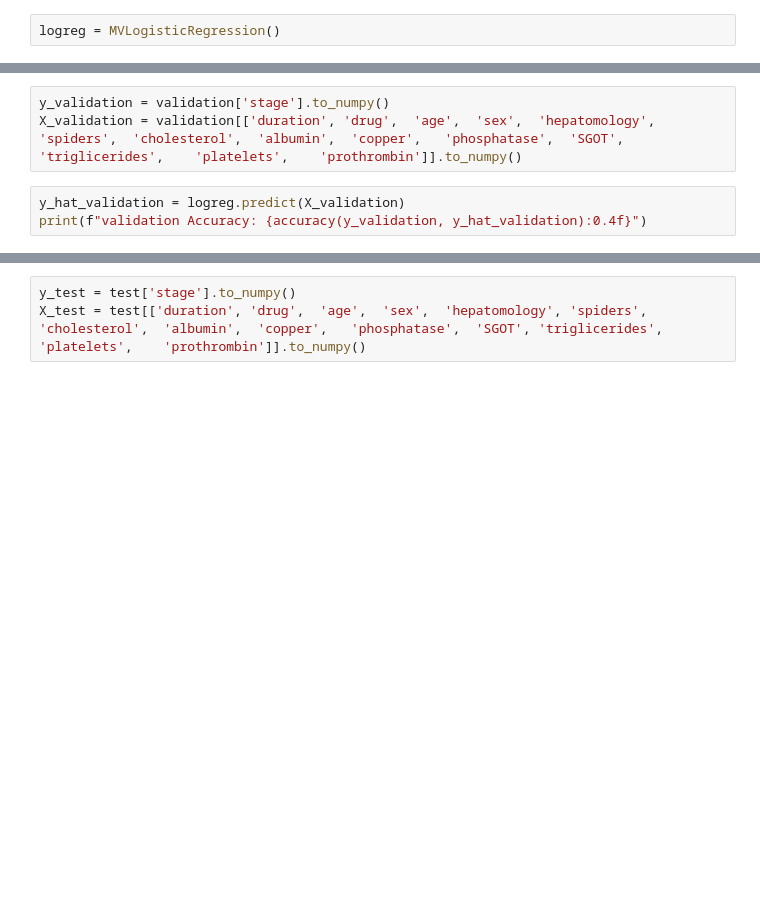
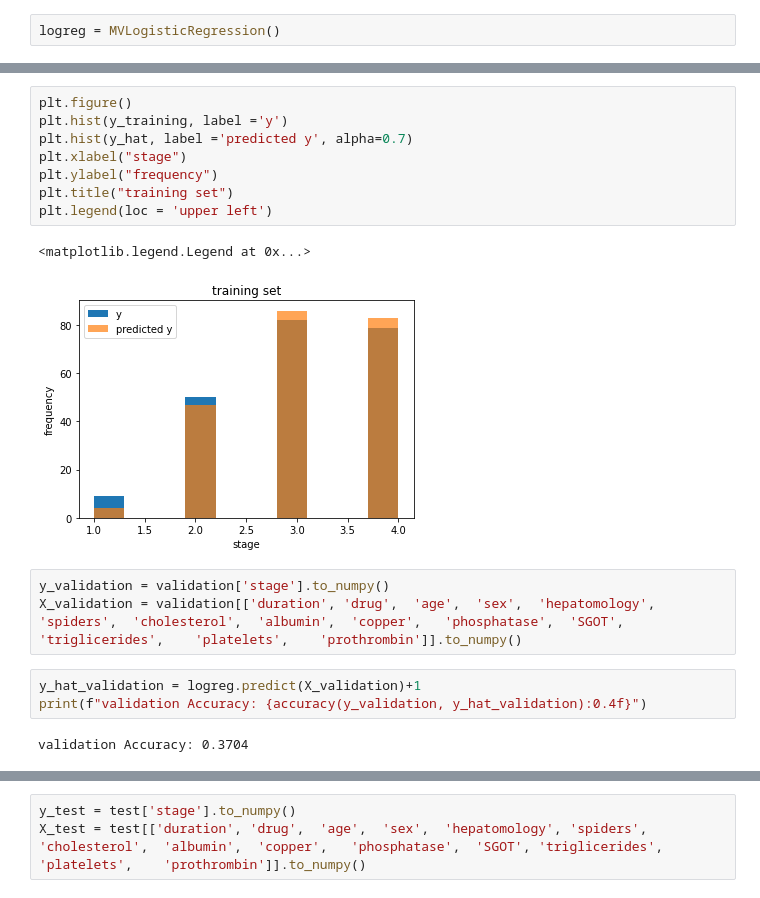
Before and after one commit to VineetSivadasan/houses, a Jupyter notebook: Multivariate_Logistic_Regression_Cirrhosis.ipynb, the cells around one changed output, grey strips where cells are left out. Saved outputs shown, nothing was run; the diff lists cells and outputs as text; blank space fills up the shorter version.

```diff
--- a/Multivariate_Logistic_Regression_Cirrhosis.ipynb
+++ b/Multivariate_Logistic_Regression_Cirrhosis.ipynb
@@ -153,8 +306,21 @@ print(f"Training Accuracy: {accuracy(y_training, y_hat):0.4f}")
+# %%
+plt.figure()
+plt.hist(y_training, label ='y')
+plt.hist(y_hat, label ='predicted y', alpha=0.7)
+plt.xlabel("stage")
+plt.ylabel("frequency")
+plt.title("training set")
+plt.legend(loc = 'upper left')
+# %% [output]
+<matplotlib.legend.Legend at 0x...>
+[figure, added]
 # %%
 y_validation = validation['stage'].to_numpy()
 X_validation = validation[['duration', 'drug',	'age',	'sex',	'hepatomology',	'spiders',	'cholesterol',	'albumin',	'copper',	'phosphatase',	'SGOT',	'triglicerides',	'platelets',	'prothrombin']].to_numpy()
 # %%
-y_hat_validation = logreg.predict(X_validation)
+y_hat_validation = logreg.predict(X_validation)+1
 print(f"validation Accuracy: {accuracy(y_validation, y_hat_validation):0.4f}")
+# %% [output]
+validation Accuracy: 0.3704
 # %%
     plt.figure()
```
Also changed, not shown: parts of 21 cells of this notebook.
